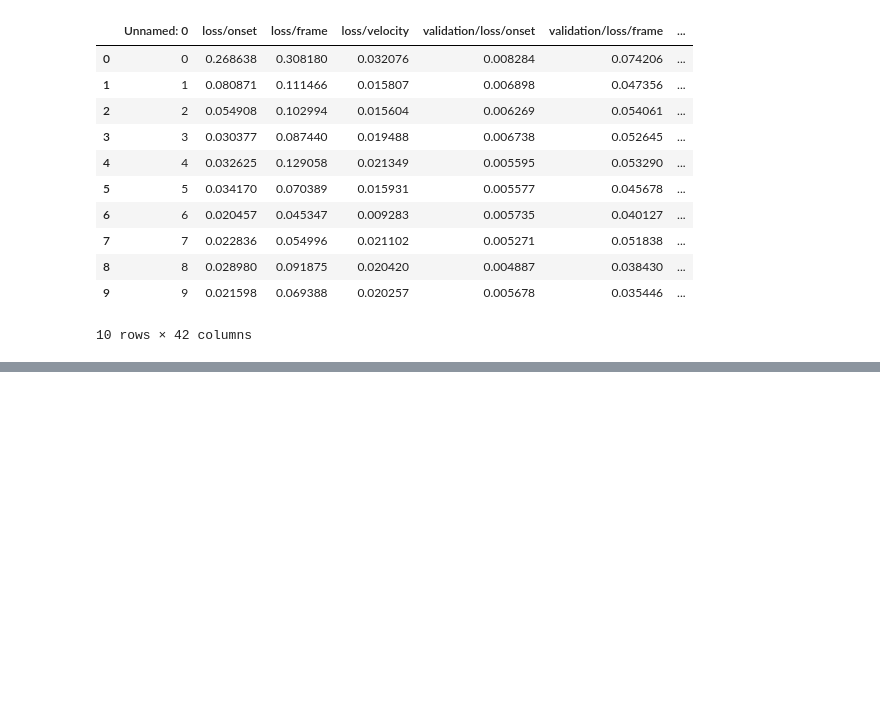
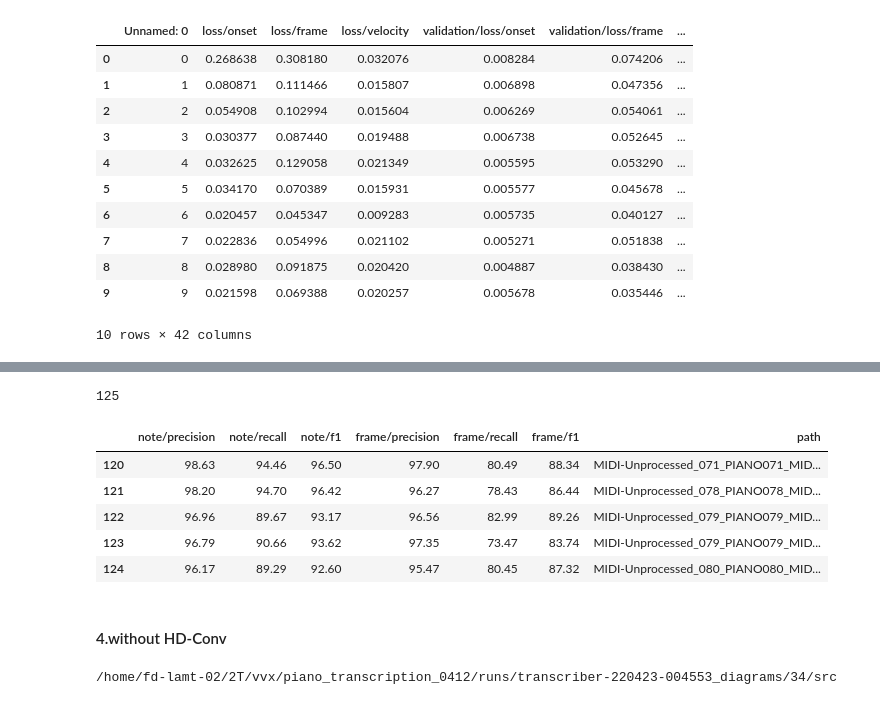
Before and after one commit to WX-Wei/HPPNet, a Jupyter notebook: result_data_process.ipynb, the cells around one changed output, grey strips where cells are left out. Saved outputs shown, nothing was run; the diff lists cells and outputs as text; code cells hidden in the pictures; blank space fills up the shorter version.

```diff
--- a/result_data_process.ipynb
+++ b/result_data_process.ipynb
@@ -95,0 +283,21 @@ df.head(10)
+# %%
+df_3 = pd.read_csv('/home/fd-lamt-02/vvx/piano_transcription_0412/results/ablation_study/3.without FB-RNN/model-200000_evaluate/MAESTRO/test/metrics_result.csv')
+df_3 = df_3[['note/precision','note/recall', 'note/f1', 'frame/precision', 'frame/recall', 'frame/f1', 'path']]
+print(len(df_3))
+(df_3.tail()*100).round(2)
+# %% [output]
+125
+|  | note/precision | note/recall | note/f1 | frame/precision | frame/recall | frame/f1 | path |
+| 120 | 98.63 | 94.46 | 96.50 | 97.90 | 80.49 | 88.34 | MIDI-Unprocessed_071_PIANO071_MID... |
+| 121 | 98.20 | 94.70 | 96.42 | 96.27 | 78.43 | 86.44 | MIDI-Unprocessed_078_PIANO078_MID... |
+| 122 | 96.96 | 89.67 | 93.17 | 96.56 | 82.99 | 89.26 | MIDI-Unprocessed_079_PIANO079_MID... |
+| 123 | 96.79 | 90.66 | 93.62 | 97.35 | 73.47 | 83.74 | MIDI-Unprocessed_079_PIANO079_MID... |
+| 124 | 96.17 | 89.29 | 92.60 | 95.47 | 80.45 | 87.32 | MIDI-Unprocessed_080_PIANO080_MID... |
+# %% [markdown]
+#### 4.without HD-Conv
+# %%
+pwd = '/home/fd-lamt-02/vvx/piano_transcription_0412/results/ablation_study/4.without HD-Conv/34/src'
+os.chdir(pwd)
+!pwd
+# %% [output]
+/home/fd-lamt-02/2T/vvx/piano_transcription_0412/runs/transcriber-220423-004553_diagrams/34/src
```
Also changed, not shown: parts of 30 cells of this notebook, 1 other file.
